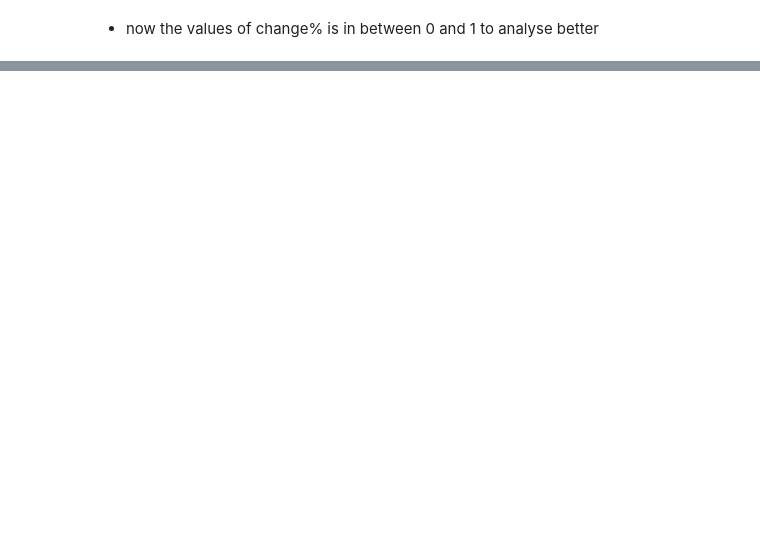
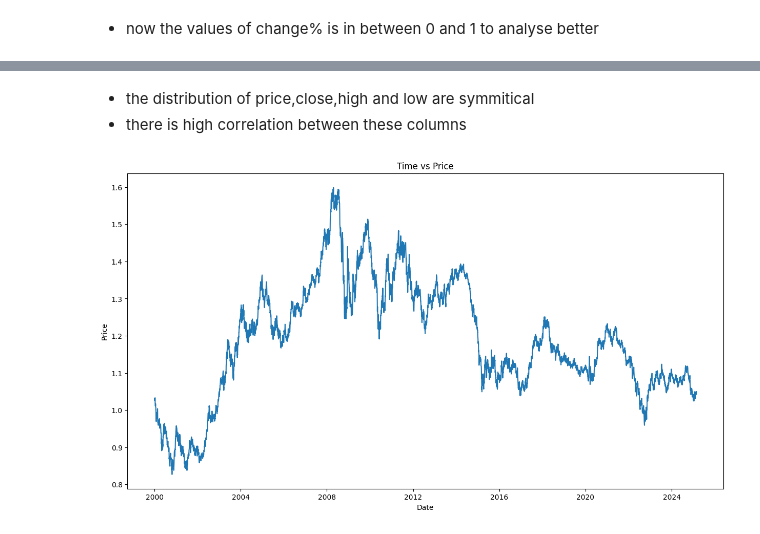
Before and after one commit to Saifansari-ai/eurousd_price_predictor, a Jupyter notebook: data_analysis.ipynb, the cells around one changed output, grey strips where cells are left out. Saved outputs shown, nothing was run; the diff lists cells and outputs as text; code cells hidden in the pictures; blank space fills up the shorter version.

Commit message:
eda and visualization

```diff
--- a/data_analysis.ipynb
+++ b/data_analysis.ipynb
@@ -210,0 +223,13 @@ df.describe()
+# %% [markdown]
+* the distribution of price,close,high and low are symmitical
+* there is high correlation between these columns
+# %%
+# time vs price
+plt.figure(figsize=(15,8))
+plt.plot(df['Date'],df['Price'])
+plt.xlabel('Date')
+plt.ylabel('Price')
+plt.title('Time vs Price')
+plt.show()
+# %% [output]
+[figure, added]
```
Also changed, not shown: parts of 15 cells of this notebook.
